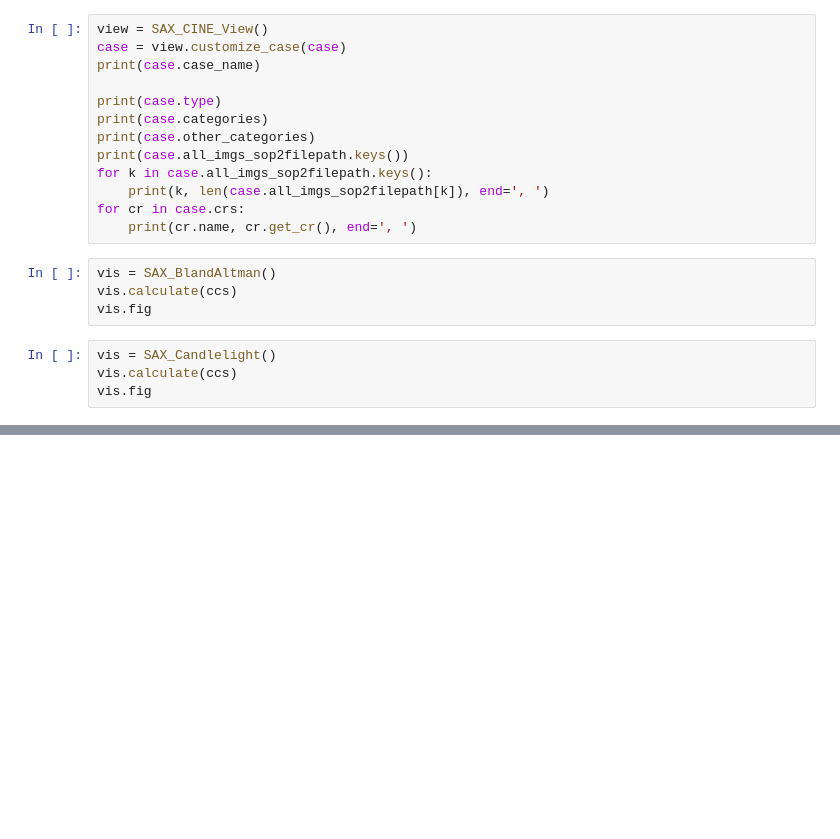
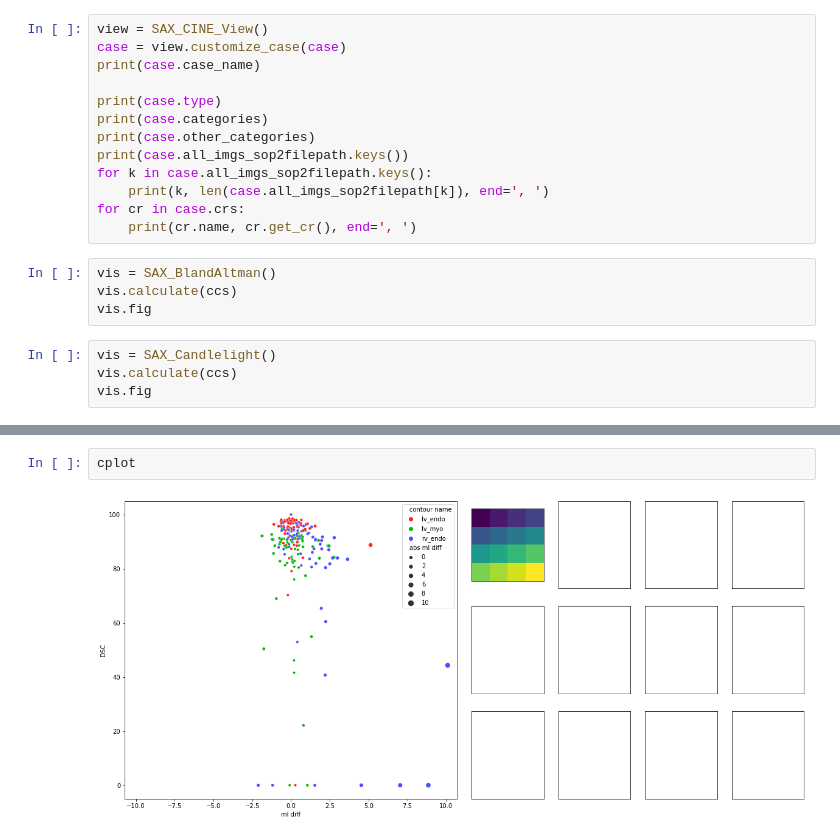
Before and after one commit to thadler/LazyLuna, a Jupyter notebook: Notebooks/TestingCS.ipynb, the cells around one changed output, grey strips where cells are left out. Drawn from its saved outputs; the diff is of its cells as text; blank space fills up the shorter version.

```diff
--- a/Notebooks/TestingCS.ipynb
+++ b/Notebooks/TestingCS.ipynb
@@ -156,0 +121,4 @@ ba
+# %%
+cplot
+# %% [output]
+[figure, added]
```
Also changed, not shown: parts of 4 cells of this notebook, 10 other files.
